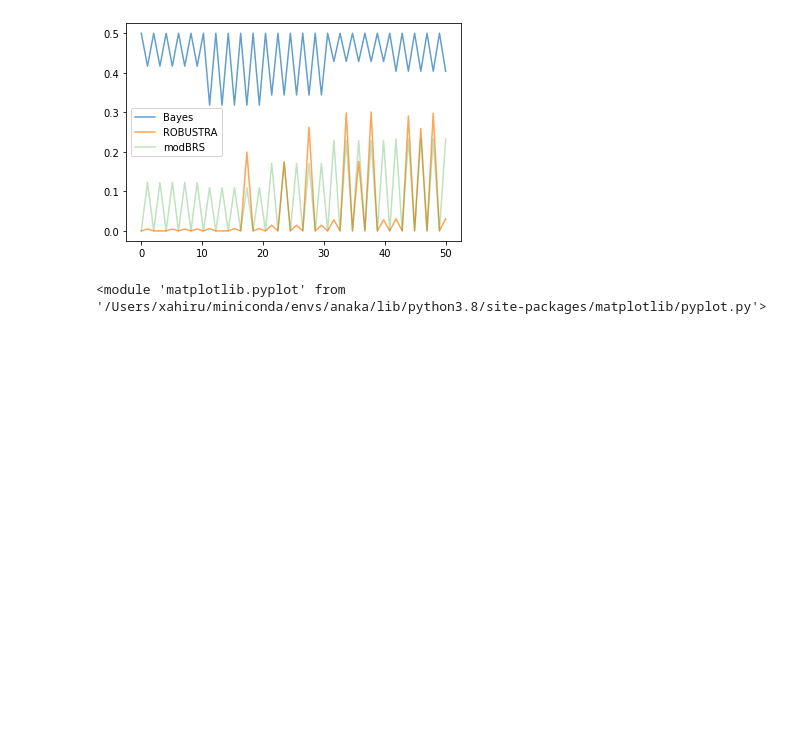
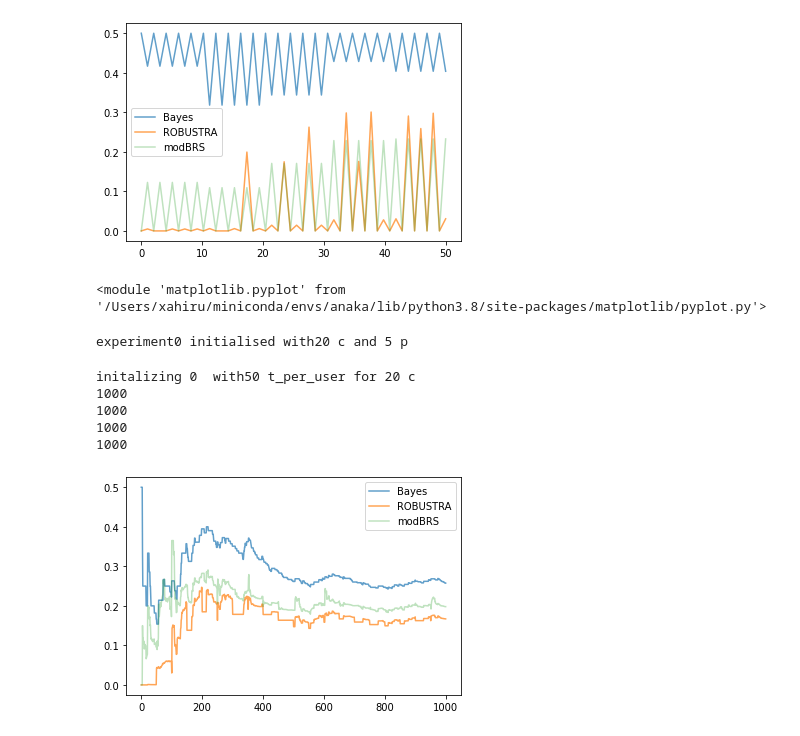
Before and after one commit to xahiru/robustra, a Jupyter notebook: agentbasedexp_cleansim2.ipynb, the cells around one changed output. Cells and saved outputs as stored; diff of their text form; code cells hidden in the pictures; blank space fills up the shorter version.

Commit message:
trust dtrust plotting added

```diff
--- a/agentbasedexp_cleansim2.ipynb
+++ b/agentbasedexp_cleansim2.ipynb
@@ -211,6 +211,15 @@ class User:
 
 
         return reputation
+
+    def trust(self, provider, all_advisors,  beta=0.5, trust_propensity=0.5):
+        rep = self.p_g_reputation(provider, all_advisors)
+        t = (beta * trust_propensity ) + ((1-beta) * rep)
+        b, d, u = self.get_belief(provider)
+        trust = b + (t * u)
+        trust_dash = d + ((1 - t) * u)
+#         print("Sum test ="+str(trust + trust_dash))
+        return trust, trust_dash
 # %%
 class Consumer(User):
     def __init__(self, name, label="C"):
@@ -1125,4 +1163,16 @@ seed = 100
 
 %matplotlib inline
 
-exp1 = Experiment(scenario, n_consumers, n_producers, n_transactions,seed)
+exp4 = Experiment(scenario, n_consumers, n_producers, n_transactions,seed)
+# %% [output]
+experiment0 initialised with20 c and 5 p
+# %%
+exp4.i_transactions([], [(101,204)], True, 50)
+exp4.plot(101,204)
+# %% [output]
+initalizing 0  with50 t_per_user for 20 c
+1000
+1000
+1000
+1000
+[figure, added]
```
Also changed, not shown: parts of 3 cells of this notebook.
